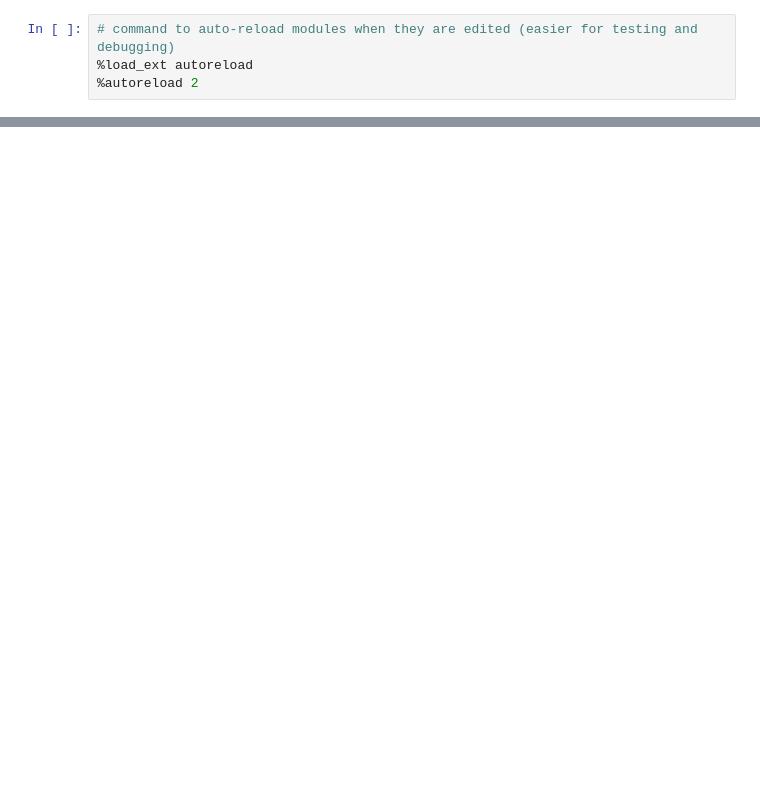
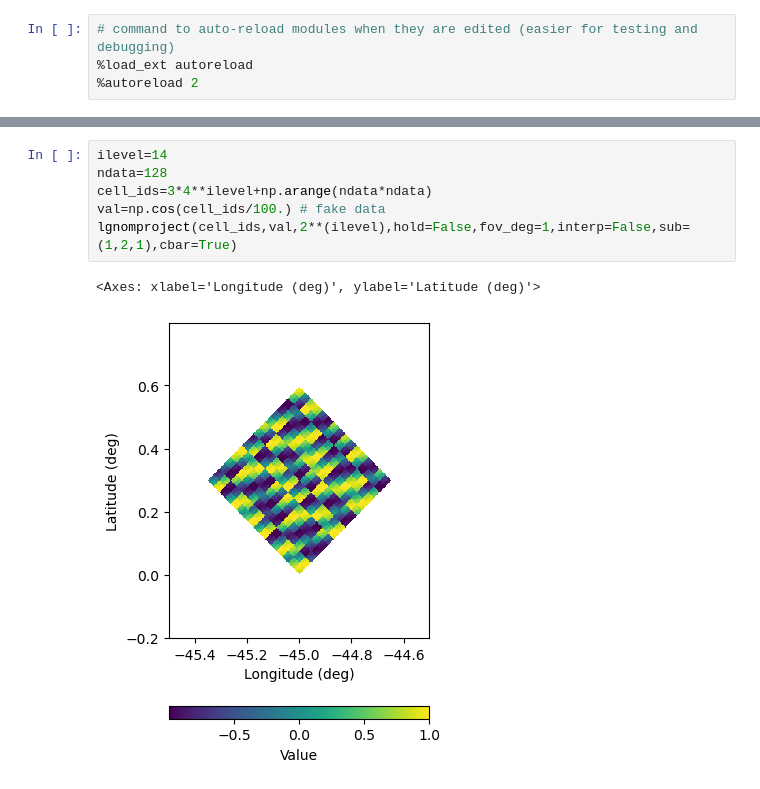
Before and after one commit to EOPF-DGGS/healpix-resample, a Jupyter notebook: notebooks/Test_regrid_to_healpix.ipynb, the cells around one changed output, grey strips where cells are left out. Cells and saved outputs as stored; diff of their text form; blank space fills up the shorter version.

```diff
--- a/notebooks/Test_regrid_to_healpix.ipynb
+++ b/notebooks/Test_regrid_to_healpix.ipynb
@@ -67,0 +105,9 @@ np.mean((rval-lon)**2)
+# %%
+ilevel=14
+ndata=128
+cell_ids=3*4**ilevel+np.arange(ndata*ndata)
+val=np.cos(cell_ids/100.) # fake data
+lgnomproject(cell_ids,val,2**(ilevel),hold=False,fov_deg=1,interp=False,sub=(1,2,1),cbar=True)
+# %% [output]
+<Axes: xlabel='Longitude (deg)', ylabel='Latitude (deg)'>
+[figure, added]
```
Also changed, not shown: parts of 13 cells of this notebook, 2 other files.
